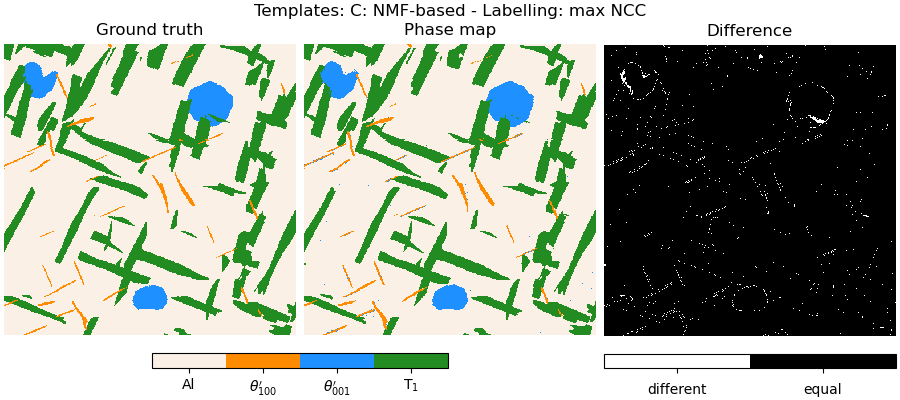
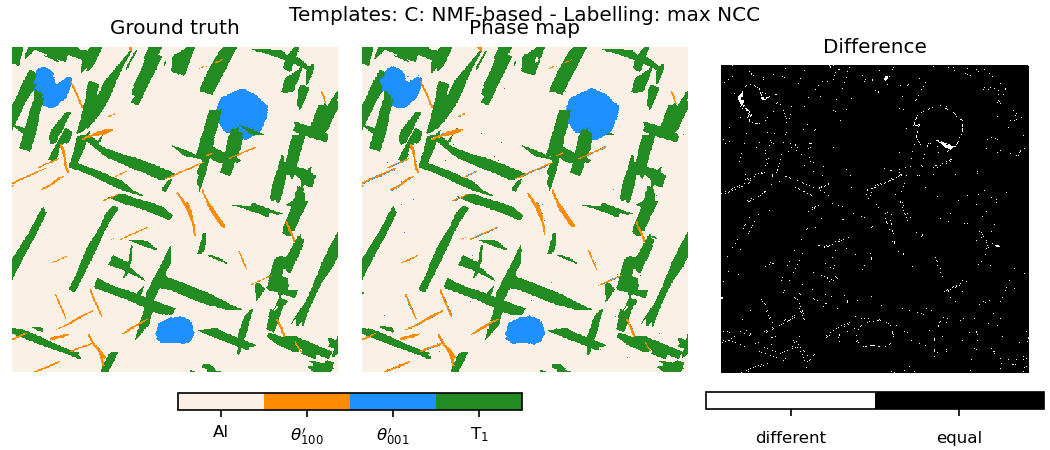
The change to this notebook cell's code, shown as a diff; its figure went from the first image to the second:
--- before
+++ after
@@ -1,3 +1,3 @@
-fig = plt.figure(layout='constrained', figsize=(9, 4))
+fig = plt.figure(layout='constrained', figsize=(7, 3))
 
 subfigs = fig.subfigures(1, 2, wspace=0.0, width_ratios=[2, 1])

Commit: Add advanced interactive plot notebook.